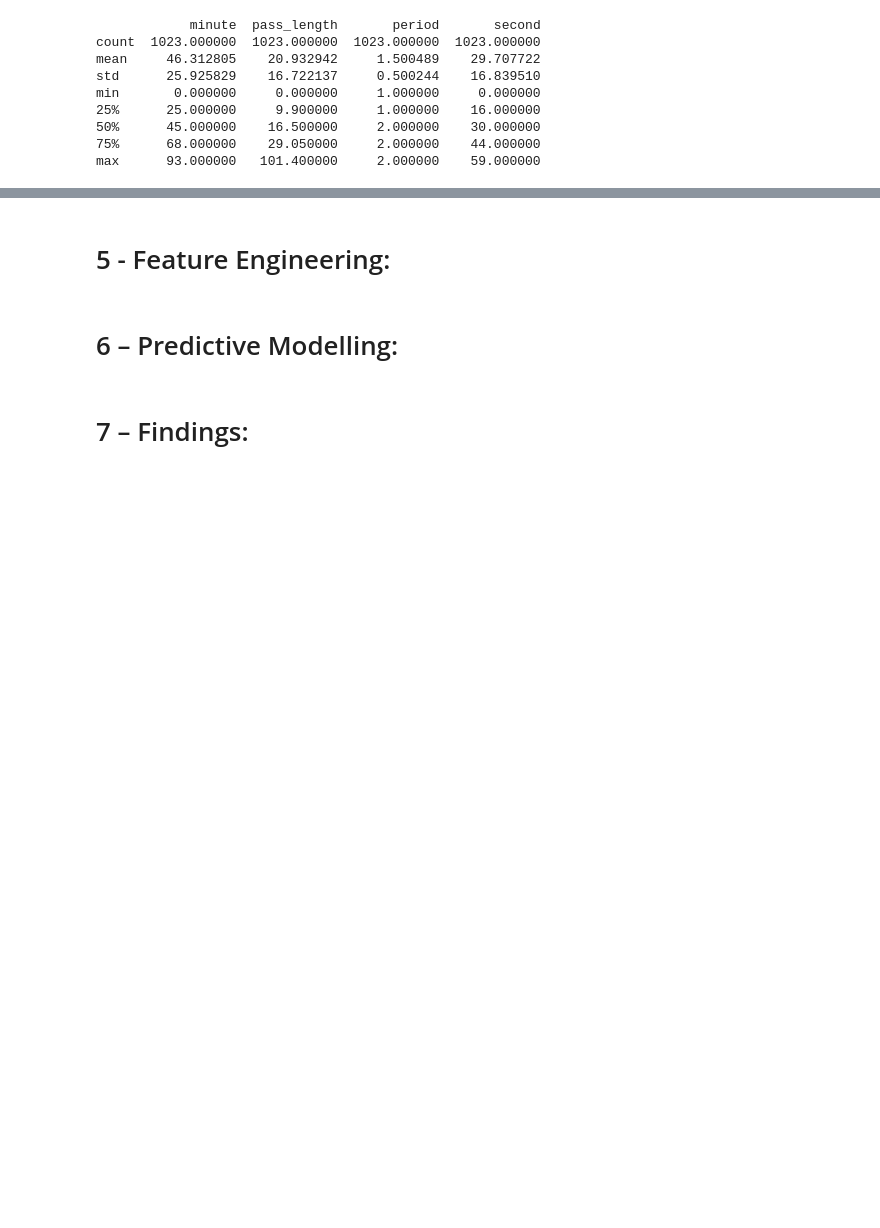
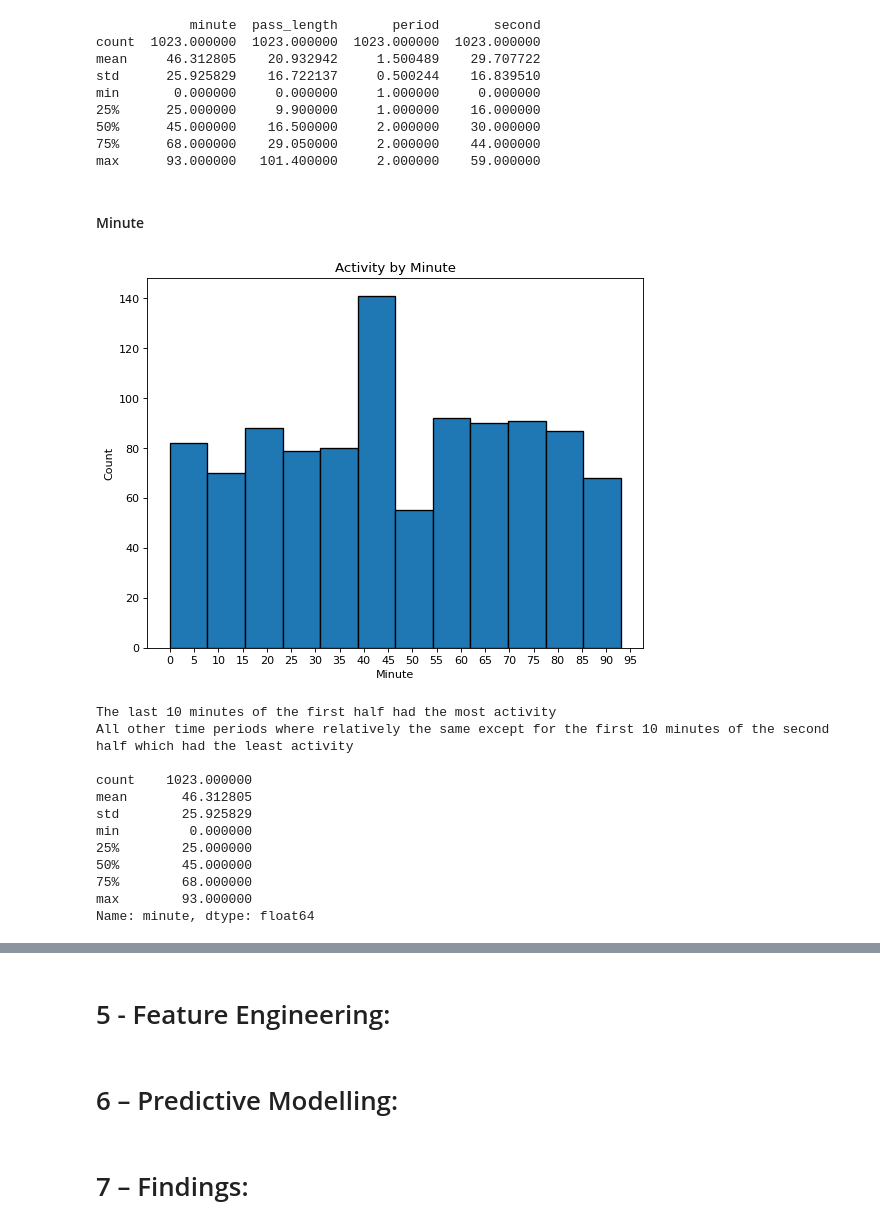
Before and after one commit to NojusMat/DataScience_CA2, a Jupyter notebook: NojusMatuseviciusDAProject.ipynb, the cells around one changed output, grey strips where cells are left out. Drawn from its saved outputs; the diff is of its cells as text; code cells hidden in the pictures; blank space fills up the shorter version.

```diff
--- a/NojusMatuseviciusDAProject.ipynb
+++ b/NojusMatuseviciusDAProject.ipynb
@@ -480,3 +482,41 @@ min       0.000000     0.000000     1.000000     0.000000
 50%      45.000000    16.500000     2.000000    30.000000
 75%      68.000000    29.050000     2.000000    44.000000
 max      93.000000   101.400000     2.000000    59.000000
+# %% [markdown]
+#### Minute
+# %%
+#________________________________________Minute_______________________________________________________
+
+# styling of minute diagram
+figure(num=None, figsize=(8, 6), dpi=80, facecolor='w', edgecolor='k')
+plt.hist(x=data.minute,edgecolor='black', linewidth=1.2, bins=12)
+
+# set the ticks and labels to display as the x axis
+tickvalues = [0,5,10,15,20,25,30,35,40,45,50,55,60,65,70,75,80,85,90,95]
+ticklabels = ["0","5","10","15","20","25","30","35","40","45","50","55","60","65","70","75","80","85","90","95"]
+
+plt.xticks(tickvalues,ticklabels)
+plt.title("Activity by Minute")
+plt.ylabel("Count")
+plt.xlabel("Minute")
+plt.show()
+
+print("The last 10 minutes of the first half had the most activity")
+print("All other time periods where relatively the same except for the first 10 minutes of the second half which had the least activity\n")
+
+# describe the data showing min, max, mean, std, count, 25%, 50%, 75%
+print(data.describe().minute)
+# %% [output]
+[figure, added]
+The last 10 minutes of the first half had the most activity
+All other time periods where relatively the same except for the first 10 minutes of the second half which had the least activity
+
+count    1023.000000
+mean       46.312805
+std        25.925829
+min         0.000000
+25%        25.000000
+50%        45.000000
+75%        68.000000
+max        93.000000
+Name: minute, dtype: float64
```
Also changed, not shown: parts of 23 cells of this notebook.
